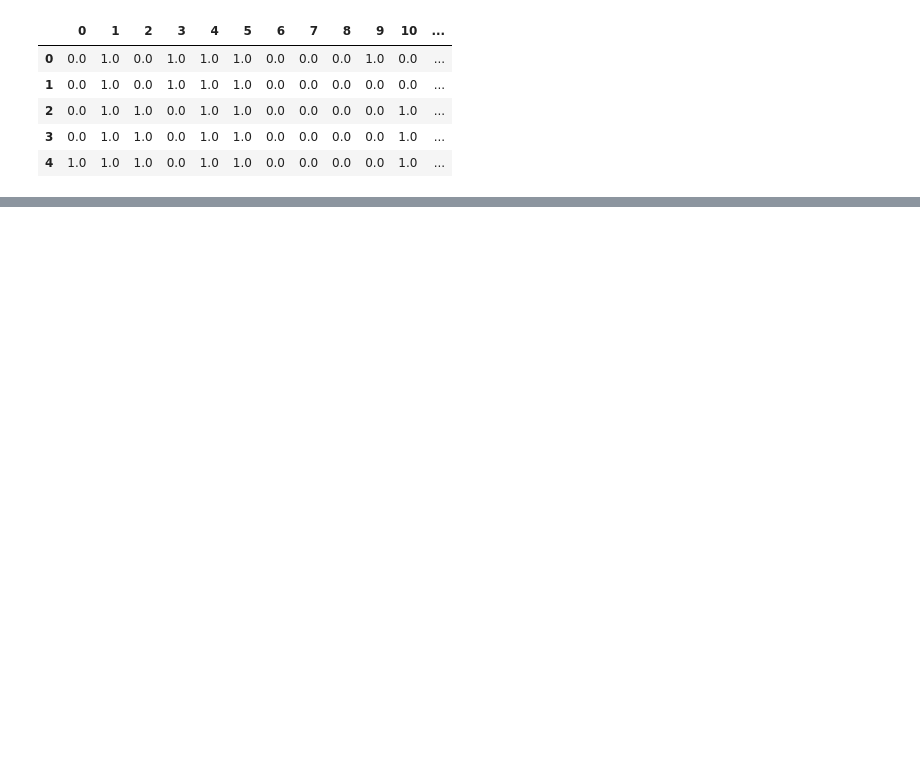
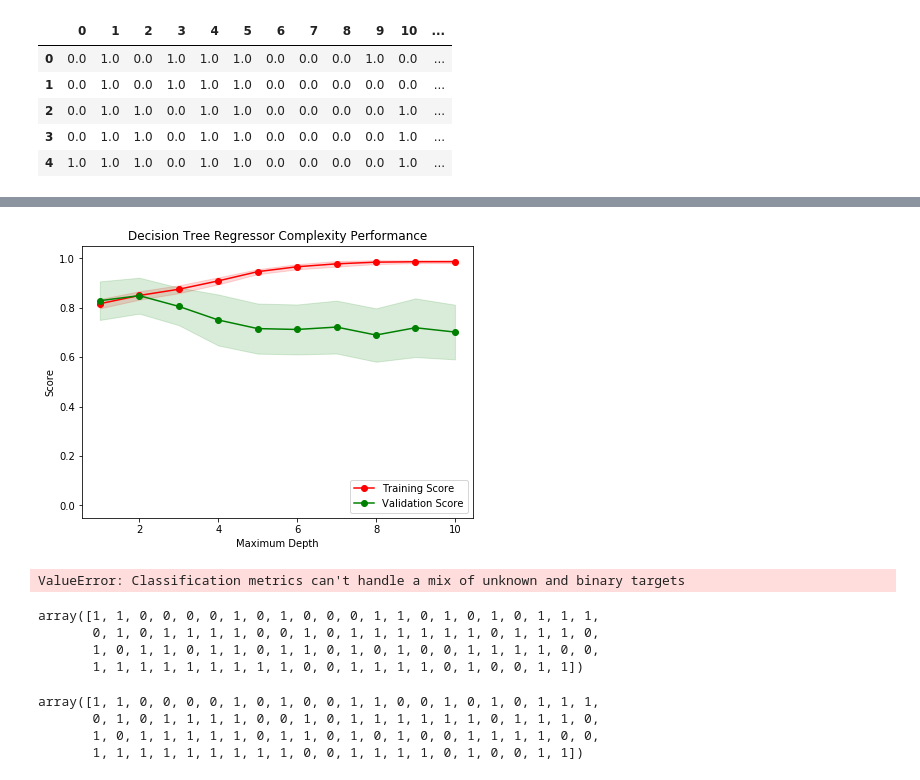
Before and after one commit to arslanali0029/Predicting_US_Congressmen_Using_Decision_Tree, a Jupyter notebook: Decision_Tree.ipynb, the cells around one changed output, grey strips where cells are left out. Saved outputs shown, nothing was run; the diff lists cells and outputs as text; code cells hidden in the pictures; blank space fills up the shorter version.

```diff
--- a/Decision_Tree.ipynb
+++ b/Decision_Tree.ipynb
@@ -96,0 +203,24 @@ df_features.head()
+# %%
+vs.ModelComplexity(X_train, y_train)
+# %% [output]
+[figure, added]
+# %%
+from sklearn.metrics import accuracy_score
+pred = Y_predict
+accuracy_score(test, Y_predict.round(),normalize=False)
+# %% [output]
+ValueError: Classification metrics can't handle a mix of unknown and binary targets
+# %%
+Y_predict.astype(int)
+# %% [output]
+array([1, 1, 0, 0, 0, 0, 1, 0, 1, 0, 0, 0, 1, 1, 0, 1, 0, 1, 0, 1, 1, 1,
+       0, 1, 0, 1, 1, 1, 1, 0, 0, 1, 0, 1, 1, 1, 1, 1, 1, 0, 1, 1, 1, 0,
+       1, 0, 1, 1, 0, 1, 1, 0, 1, 1, 0, 1, 0, 1, 0, 0, 1, 1, 1, 1, 0, 0,
+       1, 1, 1, 1, 1, 1, 1, 1, 1, 0, 0, 1, 1, 1, 1, 0, 1, 0, 0, 1, 1])
+# %%
+y_test.values.astype(int)
+# %% [output]
+array([1, 1, 0, 0, 0, 0, 1, 0, 1, 0, 0, 1, 1, 0, 0, 1, 0, 1, 0, 1, 1, 1,
+       0, 1, 0, 1, 1, 1, 1, 0, 0, 1, 0, 1, 1, 1, 1, 1, 1, 0, 1, 1, 1, 0,
+       1, 0, 1, 1, 1, 1, 1, 0, 1, 1, 0, 1, 0, 1, 0, 0, 1, 1, 1, 1, 0, 0,
+       1, 1, 1, 1, 1, 1, 1, 1, 1, 0, 0, 1, 1, 1, 1, 0, 1, 0, 0, 1, 1])
```
Also changed, not shown: parts of 12 cells of this notebook, 1 other file.
